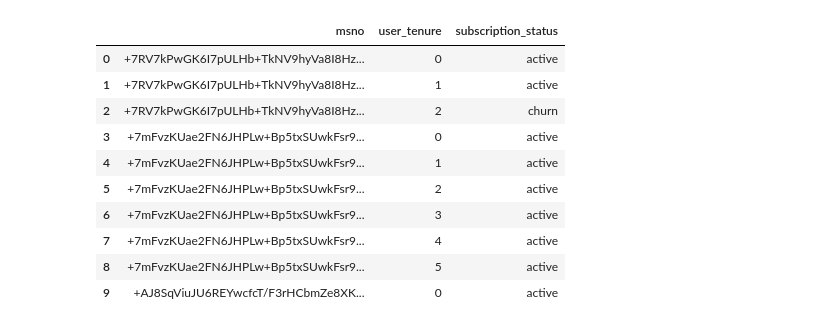
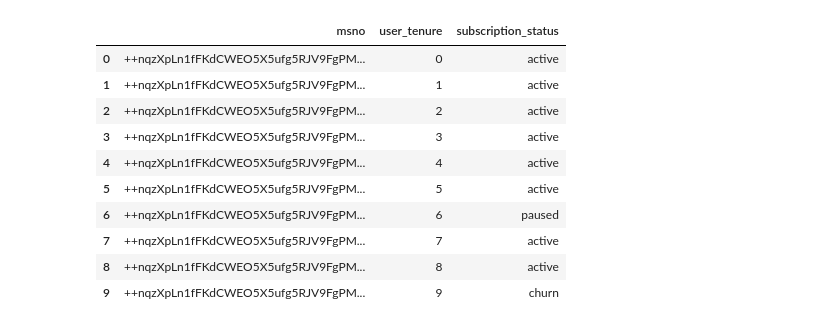
Before and after one commit to thom-li/gsbgen641code, a Jupyter notebook: project/data-cleaning.ipynb, the cells around one changed output. Saved outputs shown, nothing was run; the diff lists cells and outputs as text; code cells hidden in the pictures.

Commit message:
Fix data

```diff
--- a/project/data-cleaning.ipynb
+++ b/project/data-cleaning.ipynb
@@ -64,6 +63,7 @@ Merging user_log subsamples...
 SUBSAMPLE_DIR = Path("kkbox-subsample")
 OBS_END = pd.Timestamp("2017-02-28")
 RENEWAL_GRACE_DAYS = 30
+DAYS_PER_PERIOD = 30
 
 users = pd.read_csv(SUBSAMPLE_DIR / "sample_users.csv", dtype={"msno": str})
 transactions = pd.read_csv(SUBSAMPLE_DIR / "subsample/transactions_merged.csv", dtype={"msno": str})
@@ -75,5 +75,3 @@ transactions["expire_date"] = pd.to_datetime(
     transactions["membership_expire_date"].astype(int).astype(str), format="%Y%m%d"
 )
 logs["log_date"] = pd.to_datetime(logs["date"].astype(int).astype(str), format="%Y%m%d")
-
-users.head()
@@ -87,19 +78,21 @@ users.head()
 # %%
 def months_since_join(join_date: pd.Series | pd.Timestamp, event_date: pd.Series | pd.Timestamp) -> pd.Series:
-    """Integer months since join (calendar month difference)."""
+    """Integer 30-day periods since join (0 = days 0–29 after first_transaction_date)."""
     join_s = join_date if isinstance(join_date, pd.Series) else pd.Series([join_date])
     event_s = event_date if isinstance(event_date, pd.Series) else pd.Series([event_date])
-    return (event_s.dt.year - join_s.dt.year) * 12 + (event_s.dt.month - join_s.dt.month)
+    days = (event_s - join_s).dt.days
+    return (days // DAYS_PER_PERIOD).clip(lower=0)
 
 
-def calendar_month_bounds(join_date: pd.Timestamp, tenure: int) -> tuple[pd.Timestamp, pd.Timestamp]:
-    start = join_date.replace(day=1) + pd.DateOffset(months=tenure)
-    end = start + pd.DateOffset(months=1) - pd.Timedelta(days=1)
+def tenure_period_bounds(join_date: pd.Timestamp, tenure: int) -> tuple[pd.Timestamp, pd.Timestamp]:
+    """Inclusive date range for user_tenure t: join + 30*t through join + 30*(t+1) - 1 day."""
+    start = join_date + pd.Timedelta(days=DAYS_PER_PERIOD * tenure)
+    end = join_date + pd.Timedelta(days=DAYS_PER_PERIOD * (tenure + 1)) - pd.Timedelta(days=1)
     return start, end
 
 
-def _month_overlaps(ms: pd.Timestamp, me: pd.Timestamp, start: pd.Timestamp, end: pd.Timestamp) -> bool:
-    return ms <= end and me >= start
+def _period_overlaps(period_start: pd.Timestamp, period_end: pd.Timestamp, start: pd.Timestamp, end: pd.Timestamp) -> bool:
+    return period_start <= end and period_end >= start
 
 
 def _renewed_within_grace(spells: pd.DataFrame, expire: pd.Timestamp, lapse_confirm: pd.Timestamp) -> bool:
@@ -110,13 +103,19 @@ def _renewed_within_grace(spells: pd.DataFrame, expire: pd.Timestamp, lapse_conf
     ).any()
 
 
+def _still_covered_after_expiry(spells: pd.DataFrame, expire: pd.Timestamp) -> bool:
+    """Another paid spell still covers the day after this row's expiry (e.g. 90-day plan)."""
+    day_after = expire + pd.Timedelta(days=1)
+    return ((spells["txn_date"] <= day_after) & (spells["expire_date"] >= day_after)).any()
+
+
 def build_monthly_subscription_status(
     txn: pd.DataFrame, users_df: pd.DataFrame
 ) -> tuple[pd.DataFrame, pd.DataFrame]:
     """
     Return (monthly_status, user_panel_bounds).
 
-    active: paid coverage overlaps the calendar month.
+    active: paid coverage overlaps the 30-day tenure period.
     paused: lapsed (no renewal within 30d) but resubscribes before OBS_END.
     churn: first lapse with no return; panel ends that month (absorbing).
     """
@@ -138,7 +137,9 @@ def build_monthly_subscription_status(
             if expire > OBS_END:
                 continue
             lapse_confirm = min(expire + pd.Timedelta(days=RENEWAL_GRACE_DAYS), OBS_END)
-            if _renewed_within_grace(spells, expire, lapse_confirm):
+            if _renewed_within_grace(spells, expire, lapse_confirm) or _still_covered_after_expiry(
+                spells, expire
+            ):
                 continue
 
             later = spells[spells["txn_date"] > lapse_confirm]
@@ -164,20 +165,21 @@ def build_monthly_subscription_status(
             }
         )
 
+        _STATUS_RANK = {"active": 3, "churn": 2, "paused": 1}
+        _RANK_TO_STATUS = {3: "active", 2: "churn", 1: "paused"}
+
         for tenure in range(panel_end + 1):
-            month_start, month_end = calendar_month_bounds(join_date, tenure)
-            status: str | None = None
+            period_start, period_end = tenure_period_bounds(join_date, tenure)
+            best_rank = 0
             for start, end, label in intervals:
-                if not _month_overlaps(month_start, month_end, start, end):
-                    continue
-                if label == "active":
-                    status = "active"
-                elif label == "churn":
-                    status = "churn"
-                elif status != "churn":
-                    status = "paused"
+                if _period_overlaps(period_start, period_end, start, end):
+                    best_rank = max(best_rank, _STATUS_RANK[label])
             status_rows.append(
-                {"msno": msno, "user_tenure": tenure, "subscription_status": status or "active"}
+                {
+                    "msno": msno,
+                    "user_tenure": tenure,
+                    "subscription_status": _RANK_TO_STATUS.get(best_rank, "active"),
+                }
             )
 
     return pd.DataFrame(status_rows), pd.DataFrame(bounds_rows)
@@ -201,14 +203,14 @@ Users with at least one paused month: 133
 |  | msno | user_tenure | subscription_status |
-| 0 | +7RV7kPwGK6I7pULHb+TkNV9hyVa8I8Hz... | 0 | active |
-| 1 | +7RV7kPwGK6I7pULHb+TkNV9hyVa8I8Hz... | 1 | active |
-| 2 | +7RV7kPwGK6I7pULHb+TkNV9hyVa8I8Hz... | 2 | churn |
-| 3 | +7mFvzKUae2FN6JHPLw+Bp5txSUwkFsr9... | 0 | active |
-| 4 | +7mFvzKUae2FN6JHPLw+Bp5txSUwkFsr9... | 1 | active |
-| 5 | +7mFvzKUae2FN6JHPLw+Bp5txSUwkFsr9... | 2 | active |
-| 6 | +7mFvzKUae2FN6JHPLw+Bp5txSUwkFsr9... | 3 | active |
-| 7 | +7mFvzKUae2FN6JHPLw+Bp5txSUwkFsr9... | 4 | active |
-| 8 | +7mFvzKUae2FN6JHPLw+Bp5txSUwkFsr9... | 5 | active |
-| 9 | +AJ8SqViuJU6REYwcfcT/F3rHCbmZe8XK... | 0 | active |
+| 0 | ++nqzXpLn1fFKdCWEO5X5ufg5RJV9FgPM... | 0 | active |
+| 1 | ++nqzXpLn1fFKdCWEO5X5ufg5RJV9FgPM... | 1 | active |
+| 2 | ++nqzXpLn1fFKdCWEO5X5ufg5RJV9FgPM... | 2 | active |
+| 3 | ++nqzXpLn1fFKdCWEO5X5ufg5RJV9FgPM... | 3 | active |
+| 4 | ++nqzXpLn1fFKdCWEO5X5ufg5RJV9FgPM... | 4 | active |
+| 5 | ++nqzXpLn1fFKdCWEO5X5ufg5RJV9FgPM... | 5 | active |
+| 6 | ++nqzXpLn1fFKdCWEO5X5ufg5RJV9FgPM... | 6 | paused |
+| 7 | ++nqzXpLn1fFKdCWEO5X5ufg5RJV9FgPM... | 7 | active |
+| 8 | ++nqzXpLn1fFKdCWEO5X5ufg5RJV9FgPM... | 8 | active |
+| 9 | ++nqzXpLn1fFKdCWEO5X5ufg5RJV9FgPM... | 9 | churn |
 # %%
 # --- monthly listening hours and cumulative hours ---
 
```
Also changed, not shown: parts of 10 cells of this notebook, 8 other files.
